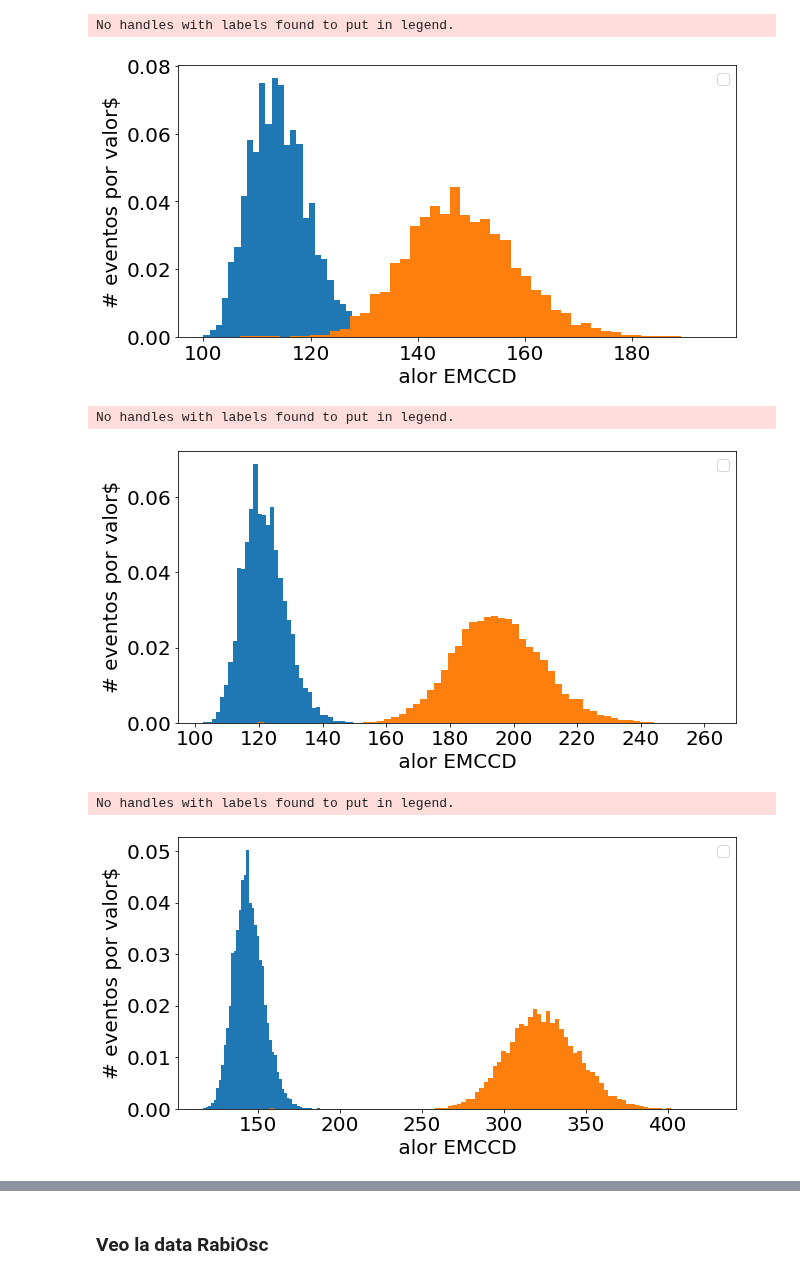
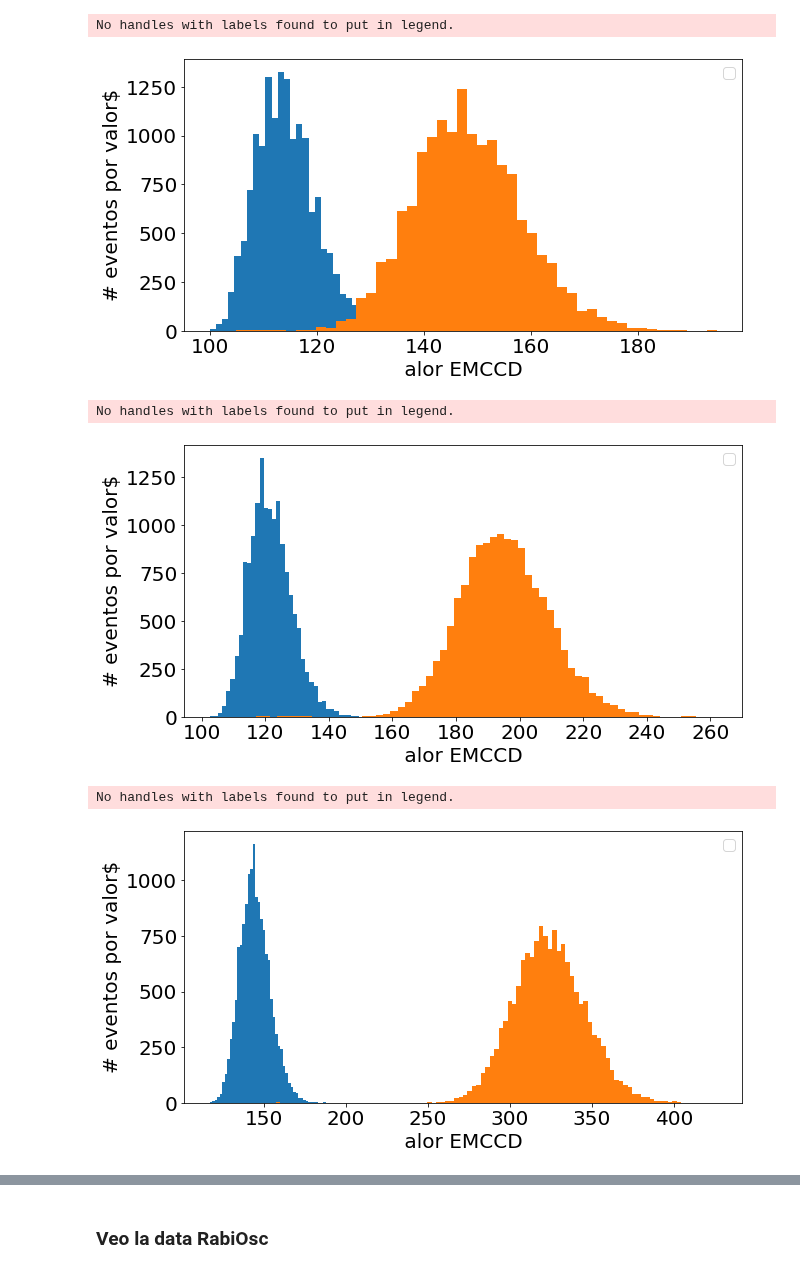
Before and after one commit to LunaKadysz/Laboratorio-4, a Jupyter notebook: PracticaEspecial/Rabi/PlotsDataSimple.ipynb, the cells around one changed output, grey strips where cells are left out. Drawn from its saved outputs; the diff is of its cells as text; code cells hidden in the pictures.

```diff
--- a/PracticaEspecial/Rabi/PlotsDataSimple.ipynb
+++ b/PracticaEspecial/Rabi/PlotsDataSimple.ipynb
@@ -21,48 +21,48 @@ def poisson_(k, lamb,es,off):
 # %%
 %matplotlib inline
 plt.figure(figsize=(10,5))
-entries1a, bin_edges1a, patches1a = plt.hist(data[0],bins=int(max(data[0])/4),density=True)
-entries1b, bin_edges1b, patches1b = plt.hist(data[1],bins=int(max(data[1])/4),density=True)
+entries1a, bin_edges1a, patches1a = plt.hist(data[0],bins=int(max(data[0])/4))
+entries1b, bin_edges1b, patches1b = plt.hist(data[1],bins=int(max(data[1])/4))
 plt.ylabel(r'# eventos por valor$',fontsize=20)
 plt.xlabel(r' alor EMCCD ',fontsize=20)
 plt.tick_params(axis="x", labelsize=20)
 plt.tick_params(axis="y", labelsize=20)
 #plt.xlim([0,10])
 #plt.ylim([0,0.32])
 plt.legend(fontsize=15)
 plt.show()
 
 %matplotlib inline
 plt.figure(figsize=(10,5))
-entries2a, bin_edges2a, patches2a = plt.hist(data2[0],bins=int(max(data2[0])/4),density=True)
-entries2b, bin_edges2b, patches2b = plt.hist(data2[1],bins=int(max(data2[1])/4),density=True)
+entries2a, bin_edges2a, patches2a = plt.hist(data2[0],bins=int(max(data2[0])/4))
+entries2b, bin_edges2b, patches2b = plt.hist(data2[1],bins=int(max(data2[1])/4))
 plt.ylabel(r'# eventos por valor$',fontsize=20)
 plt.xlabel(r' alor EMCCD ',fontsize=20)
 plt.tick_params(axis="x", labelsize=20)
 plt.tick_params(axis="y", labelsize=20)
 #plt.xlim([0,10])
 #plt.ylim([0,0.32])
 plt.legend(fontsize=15)
 plt.show()
 
 %matplotlib inline
 plt.figure(figsize=(10,5))
-entries5a, bin_edges5a, patches5a = plt.hist(data3[0],bins=int(max(data3[0])/4),density=True)
-entries5b, bin_edges5b, patches5b = plt.hist(data3[1],bins=int(max(data3[1])/4),density=True)
+entries5a, bin_edges5a, patches5a = plt.hist(data3[0],bins=int(max(data3[0])/4))
+entries5b, bin_edges5b, patches5b = plt.hist(data3[1],bins=int(max(data3[1])/4))
 plt.ylabel(r'# eventos por valor$',fontsize=20)
 plt.xlabel(r' alor EMCCD ',fontsize=20)
 plt.tick_params(axis="x", labelsize=20)
 plt.tick_params(axis="y", labelsize=20)
 #plt.xlim([0,10])
 #plt.ylim([0,0.32])
 plt.legend(fontsize=15)
 plt.show()
 # %% [output]
 No handles with labels found to put in legend.
-[figure, old version]
+[figure, new version]
 No handles with labels found to put in legend.
-[figure, old version]
+[figure, new version]
 No handles with labels found to put in legend.
-[figure, old version]
+[figure, new version]
 # %%
 %matplotlib inline
```
Also changed, not shown: parts of 4 cells of this notebook.
